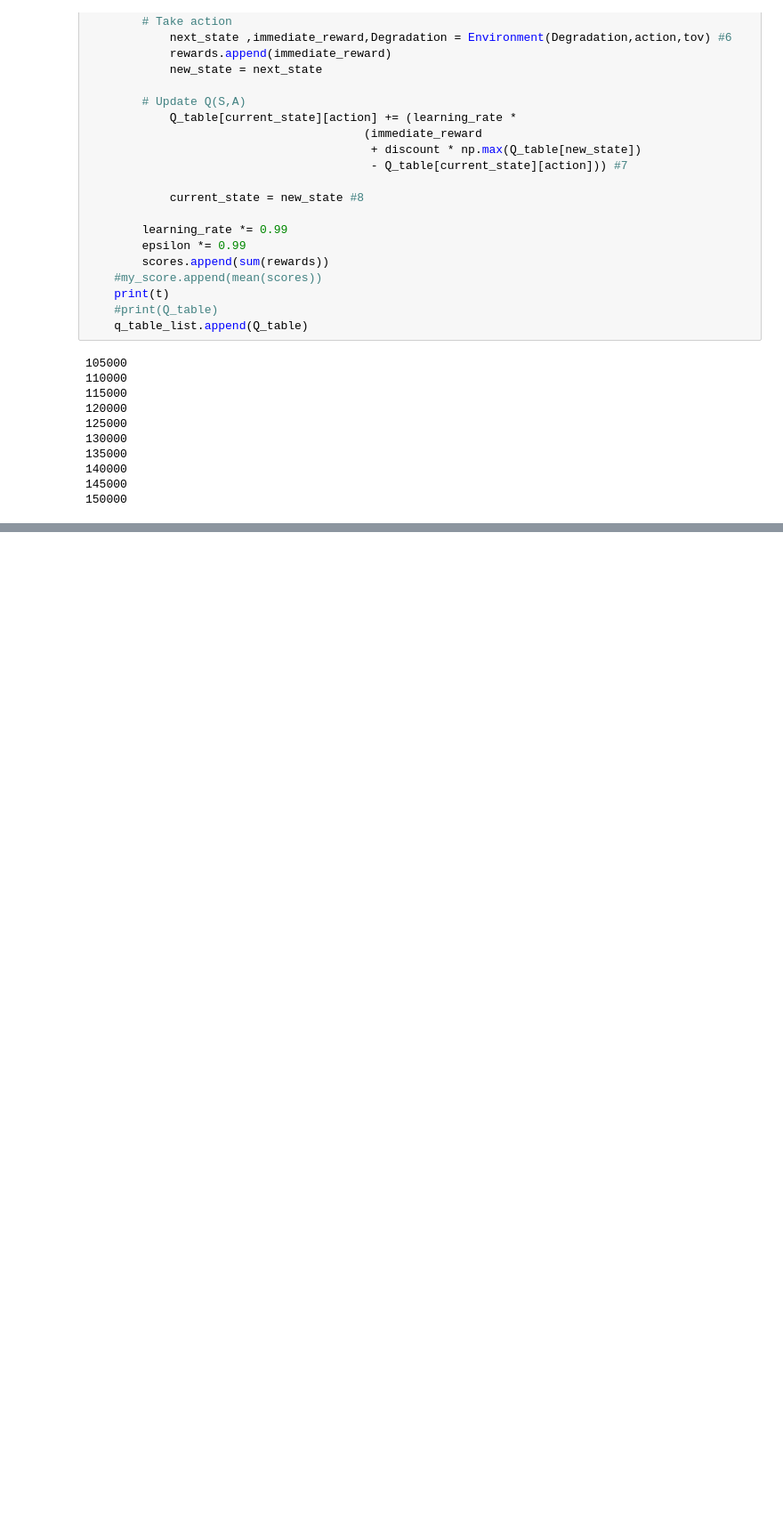
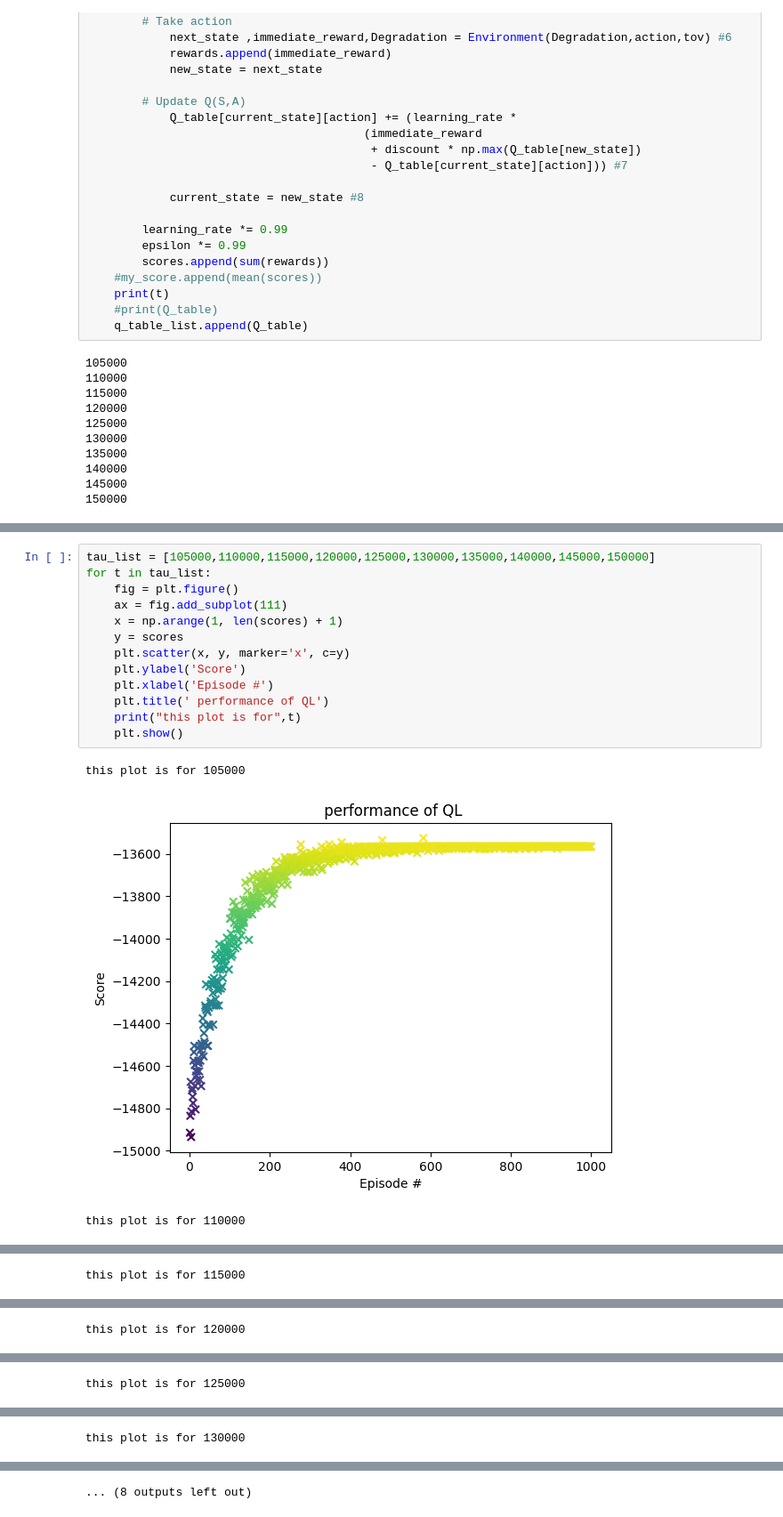
Before and after one commit to kimia-yousefi/RL-Competing-Failure-Modeling, a Jupyter notebook: RL-code.ipynb, the cells around one changed output, grey strips where cells are left out. Shown at 89% size. Saved outputs shown, nothing was run; the diff lists cells and outputs as text; blank space fills up the shorter version.

```diff
--- a/RL-code.ipynb
+++ b/RL-code.ipynb
@@ -183 +183,18 @@ tov is 150000
 --------------------------
+# %%
+tau_list = [105000,110000,115000,120000,125000,130000,135000,140000,145000,150000]
+for t in tau_list:
+    fig = plt.figure()
+    ax = fig.add_subplot(111)
+    x = np.arange(1, len(scores) + 1)
+    y = scores
+    plt.scatter(x, y, marker='x', c=y)
+    plt.ylabel('Score')
+    plt.xlabel('Episode #')
+    plt.title(' performance of QL')
+    print("this plot is for",t)
+    plt.show()
+# %% [output]
+this plot is for 105000
+[figure, added]
+this plot is for 110000
@@ -183,0 +202 @@ tov is 150000
+this plot is for 115000
@@ -183,0 +204 @@ tov is 150000
+this plot is for 120000
@@ -183,0 +206 @@ tov is 150000
+this plot is for 125000
@@ -183,0 +208 @@ tov is 150000
+this plot is for 130000
@@ -183,0 +210 @@ tov is 150000
+... (8 outputs left out)
```
Also changed, not shown: parts of 4 cells of this notebook.
